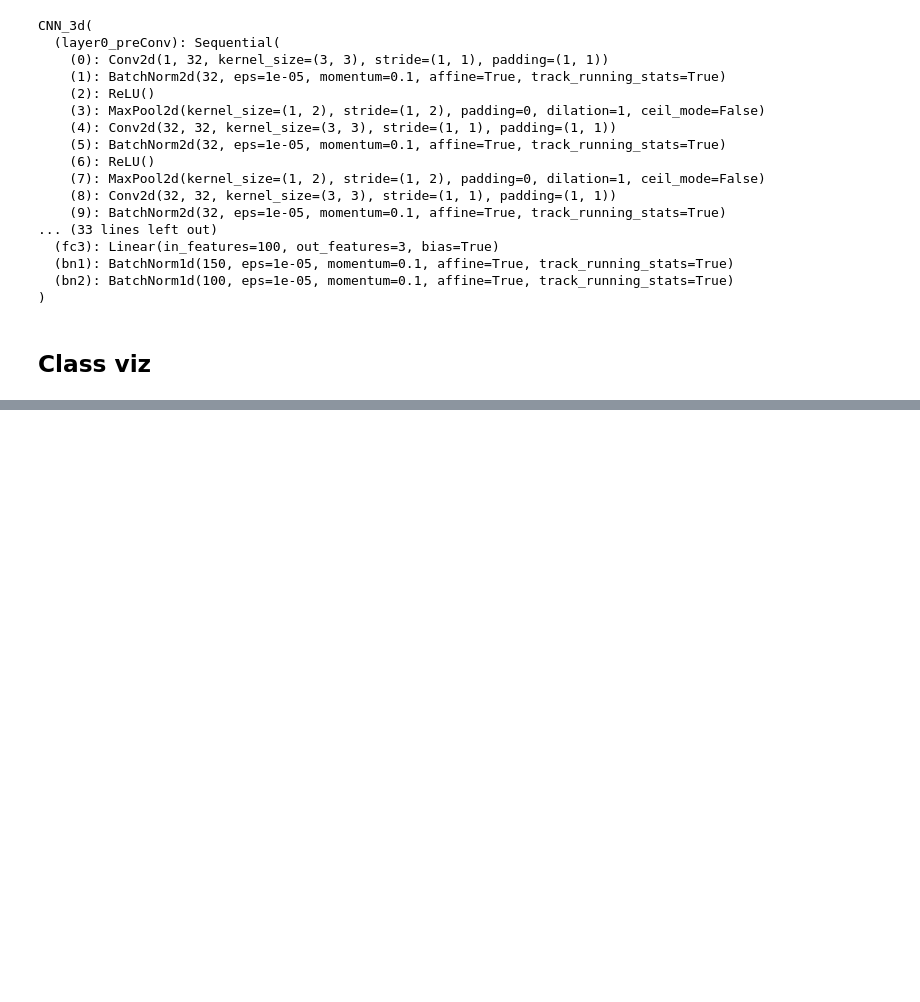
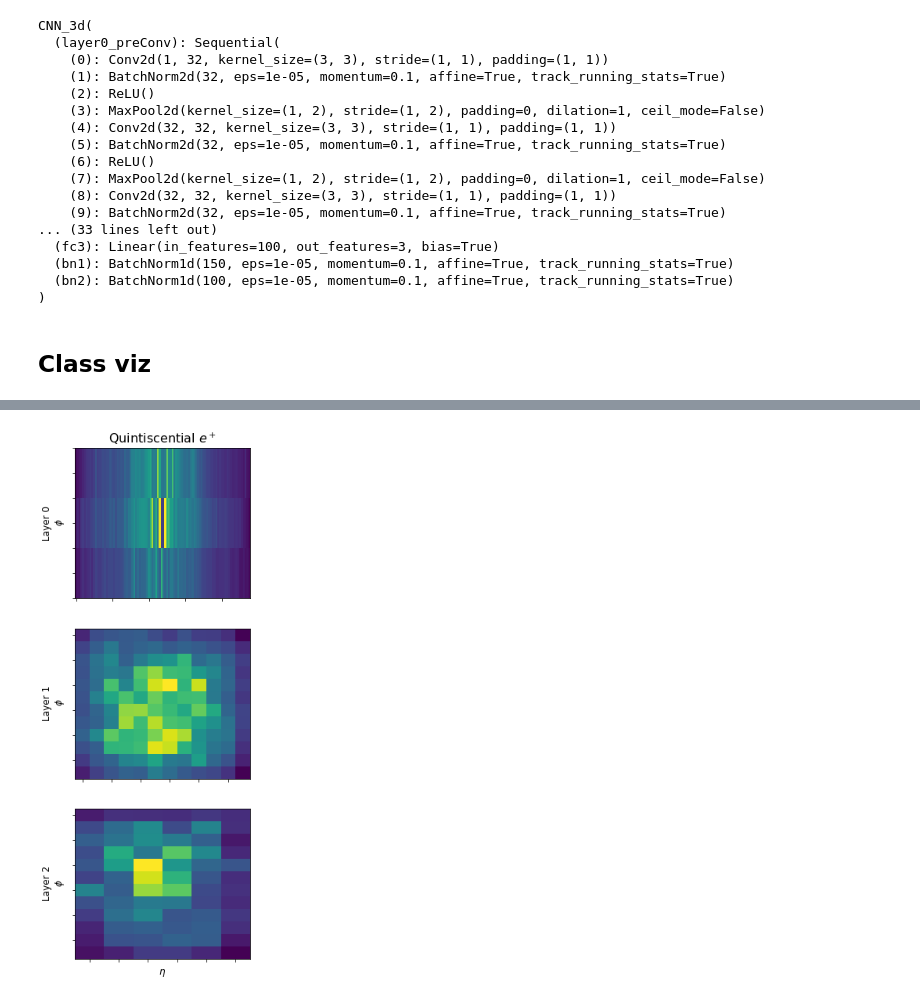
Before and after one commit to nhartman94/CNN_Project, a Jupyter notebook: Notebooks/Visualizations.ipynb, the cells around one changed output, grey strips where cells are left out. Drawn from its saved outputs; the diff is of its cells as text; code cells hidden in the pictures; blank space fills up the shorter version.

```diff
--- a/Notebooks/Visualizations.ipynb
+++ b/Notebooks/Visualizations.ipynb
@@ -491,0 +534,6 @@ TypeError: forward() missing 2 required positional arguments: 'layer1' and 'laye
+# %%
+img_l0, img_l1, img_l2 = create_class_visualization(1, cnn, torch.float32)
+#class_viz[i] = [img_l0, img_l1, img_l2]
+plot_img_3x1(img_l0, img_l1, img_l2, 'Quintiscential {}'.format(pcle[i]))
+# %% [output]
+[figure, added]
```
Also changed, not shown: parts of 4 cells of this notebook.
